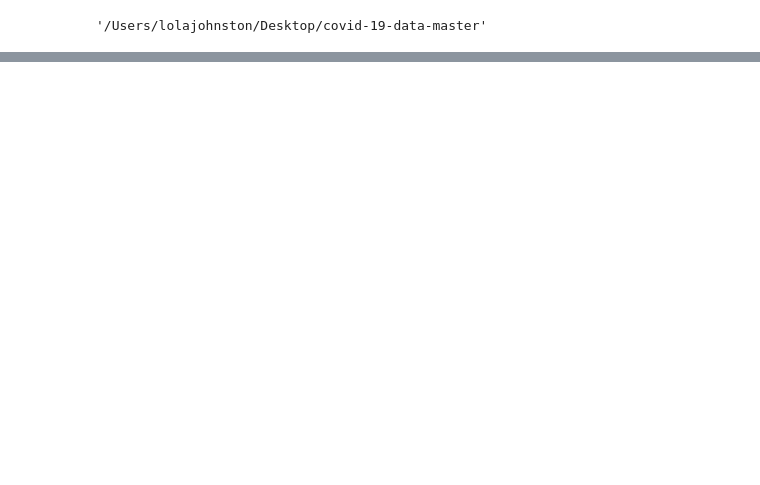
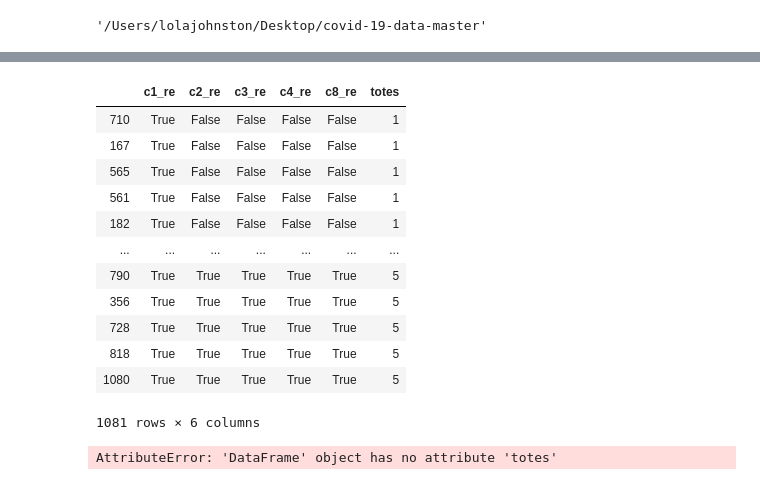
Before and after one commit to ju-kl/deep-shallow-nlp-ensemble, a Jupyter notebook: lola/hackathon_lola_wip2.ipynb, the cells around one changed output, grey strips where cells are left out. Cells and saved outputs as stored; diff of their text form; code cells hidden in the pictures; blank space fills up the shorter version.

```diff
--- a/lola/hackathon_lola_wip2.ipynb
+++ b/lola/hackathon_lola_wip2.ipynb
@@ -1203,3 +1205,7 @@ pwd
 '/Users/lolajohnston/Desktop/covid-19-data-master'
 # %%
 re_df.to_pickle('/Users/lolajohnston/Documents/GitHub/msca-hackathon/lola/regex_df.pkl')
+# %%
+
+re_df["totes"] = re_df.sum(axis=1)
+print(re_df)
@@ -1205,0 +1227,20 @@ re_df.to_pickle('/Users/lolajohnston/Documents/GitHub/msca-hackathon/lola/regex_
+# %%
+re_df.sort_values(by= 'totes')
+# %% [output]
+|  | c1_re | c2_re | c3_re | c4_re | c8_re | totes |
+| 710 | True | False | False | False | False | 1 |
+| 167 | True | False | False | False | False | 1 |
+| 565 | True | False | False | False | False | 1 |
+| 561 | True | False | False | False | False | 1 |
+| 182 | True | False | False | False | False | 1 |
+| ... | ... | ... | ... | ... | ... | ... |
+| 790 | True | True | True | True | True | 5 |
+| 356 | True | True | True | True | True | 5 |
+| 728 | True | True | True | True | True | 5 |
+| 818 | True | True | True | True | True | 5 |
+| 1080 | True | True | True | True | True | 5 |
+1081 rows × 6 columns
+# %%
+re_df.totes.value_counts(dropna=False)
+# %% [output]
+AttributeError: 'DataFrame' object has no attribute 'totes'
```
Also changed, not shown: parts of 12 cells of this notebook.
